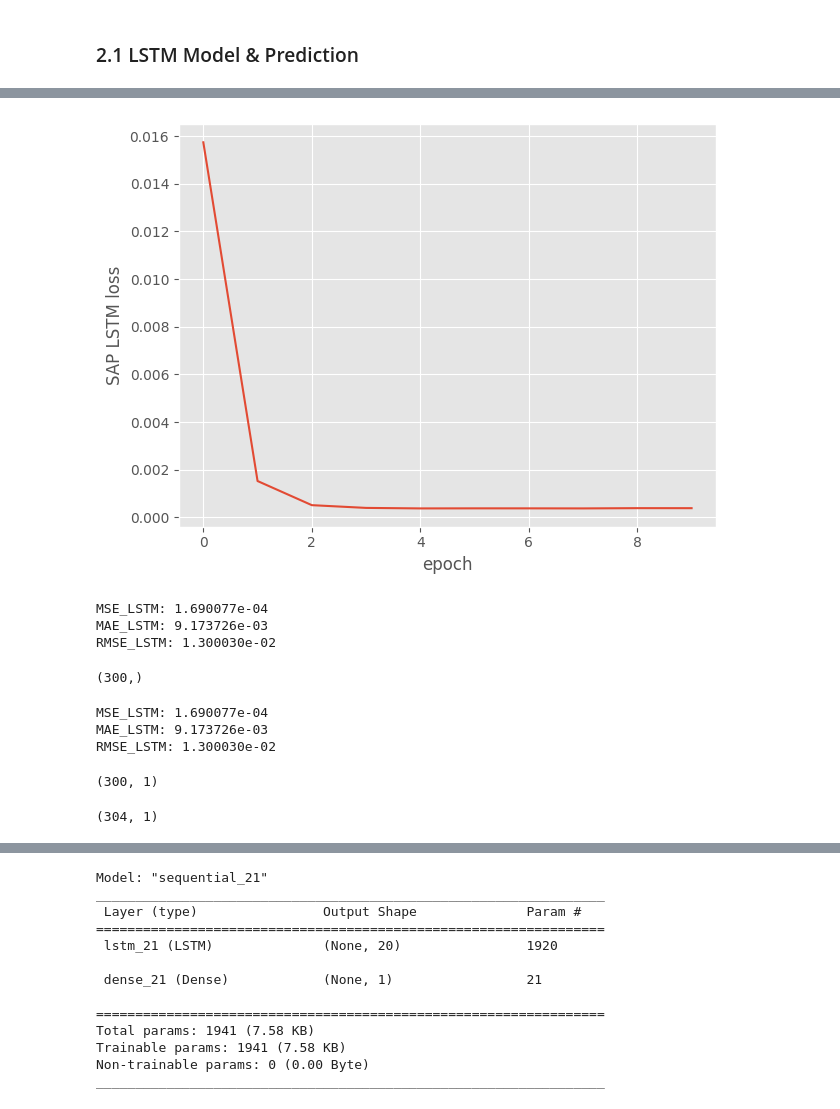
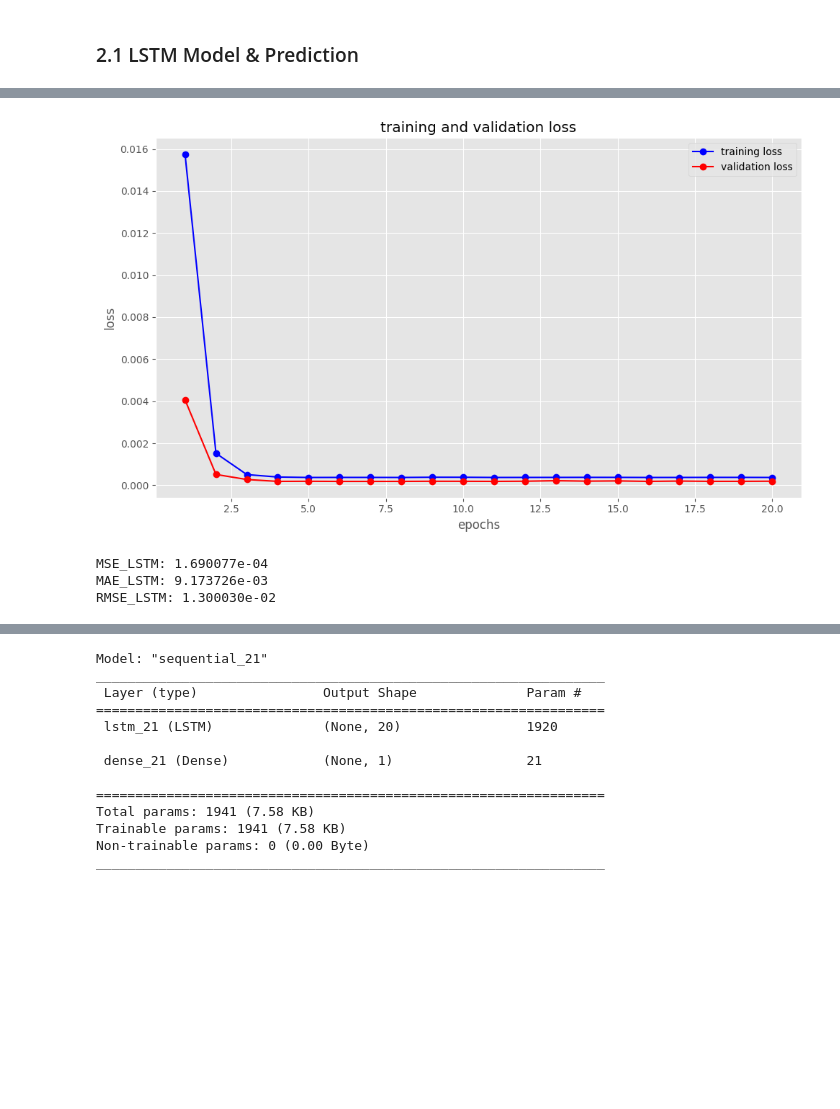
Before and after one commit to cem-akkus/Master, a Jupyter notebook: DataVisualisations.ipynb, the cells around one changed output, grey strips where cells are left out. Drawn from its saved outputs; the diff is of its cells as text; code cells hidden in the pictures; blank space fills up the shorter version.

```diff
--- a/DataVisualisations.ipynb
+++ b/DataVisualisations.ipynb
@@ -607,3 +605,7 @@ input_steps = 20
+# %%
+#general hyperparameter
+input_steps = 20
+output_steps = 1 #one day ahead prediction
 # %%
 #creating two sequence out of which one predicts the other - asset return of dax
 X_SAP,Y_SAP = split_sequence(data_dict['SAP_DE']['1d_return'], input_steps, output_steps)
@@ -708,7 +686,7 @@ Y_SAP.shape
 ### 2.1 LSTM Model & Prediction
 # %%
 #hyperparameter for lstm
-epochs = 10
+epochs = 20
 verbose = 1
 # %%
 #need to set seeds again in this part of the code for lstm to get the same outputs
@@ -723,7 +701,7 @@ model_LSTM.add(tf.keras.layers.Dense(1))
 model_LSTM.compile(optimizer='Adam', loss='mse')
 
 #training model
-history_LSTM_SAP = model_LSTM.fit(X_ft_train_SAP, Y_train_SAP, epochs = epochs, verbose = verbose)
+history_LSTM_SAP = model_LSTM.fit(X_ft_train_SAP, Y_train_SAP, epochs = epochs, verbose = verbose, validation_data=(X_ft_val_SAP, Y_val_SAP))
 
 #predicting values for SAP asset returns
 yhat_SAP=model_LSTM.predict(X_ft_test_SAP)
@@ -748,11 +726,19 @@ Epoch 10/10
-# %%
-#plot - loss of lstm dax prediction
-plt.plot(history_LSTM_SAP.history['loss'])
-plt.xlabel('epoch')
-plt.ylabel('SAP LSTM loss')
-plt.tight_layout()
-# %% [output]
-[figure, removed]
+# %%
+#plot - loss of lstm sap prediction
+train_loss = history_LSTM_SAP.history['loss']
+val_loss = history_LSTM_SAP.history['val_loss']
+epochs = range(1, len(train_loss) + 1)
+
+plt.figure(figsize=(10, 6))
+plt.plot(epochs, train_loss, 'bo-', label='training loss')
+plt.plot(epochs, val_loss, 'ro-', label='validation loss')
+plt.title('training and validation loss')
+plt.xlabel('epochs')
+plt.ylabel('loss')
+plt.legend()
+plt.tight_layout()
+# %% [output]
+[figure, added]
 # %%
 #bringing yhat in flat form
 #yhat_reshape_SAP = yhat_SAP.reshape(-1,1).reshape(-1,1)
@@ -769,30 +755,3 @@ print('RMSE_LSTM: '+str("{:e}".format(rmse_LSTM)))
 MSE_LSTM: 1.690077e-04
 MAE_LSTM: 9.173726e-03
 RMSE_LSTM: 1.300030e-02
-# %%
-Y_test_SAP.shape
-# %% [output]
-(300,)
-# %%
-# If yhat_SAP is 2D and you want the last prediction for each sequence
-yhat_flat_SAP = yhat_SAP[:, -1]  # Assuming yhat_SAP's shape is [samples, output_steps]
-
-#review performance of dax lstm
-mse_LSTM = mean_squared_error(yhat_flat_SAP, Y_test_SAP)
-print('MSE_LSTM: '+str("{:e}".format(mse_LSTM)))
-mae_LSTM = mean_absolute_error(yhat_flat_SAP, Y_test_SAP)
-print('MAE_LSTM: '+str("{:e}".format(mae_LSTM)))
-rmse_LSTM = math.sqrt(mean_squared_error(yhat_flat_SAP, Y_test_SAP))
-print('RMSE_LSTM: '+str("{:e}".format(rmse_LSTM)))
-# %% [output]
-MSE_LSTM: 1.690077e-04
-MAE_LSTM: 9.173726e-03
-RMSE_LSTM: 1.300030e-02
-# %%
-yhat_SAP.shape
-# %% [output]
-(300, 1)
-# %%
-yhat_SAP.reshape(-1,1).shape
-# %% [output]
-(304, 1)
```
Also changed, not shown: parts of 22 cells of this notebook.
